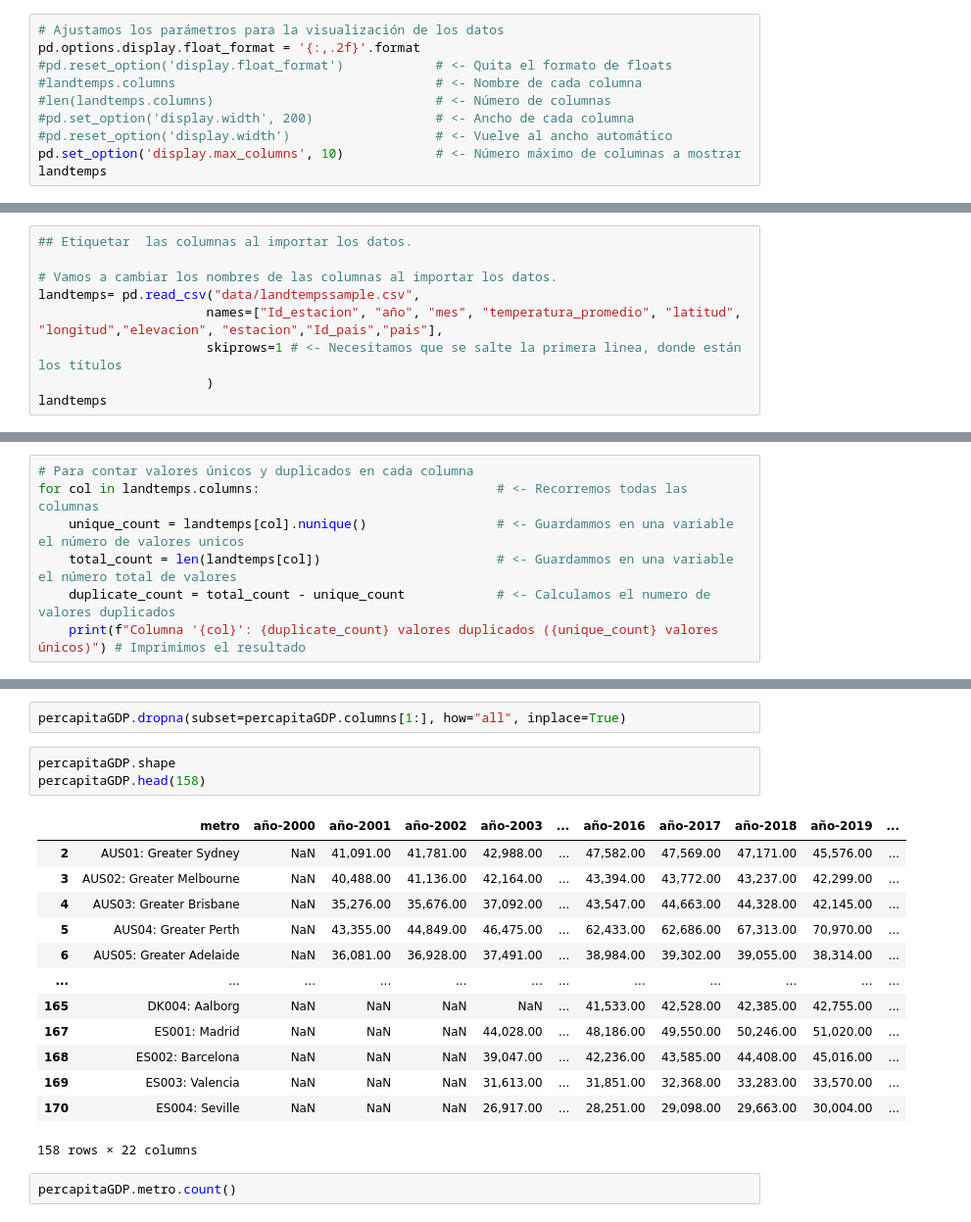
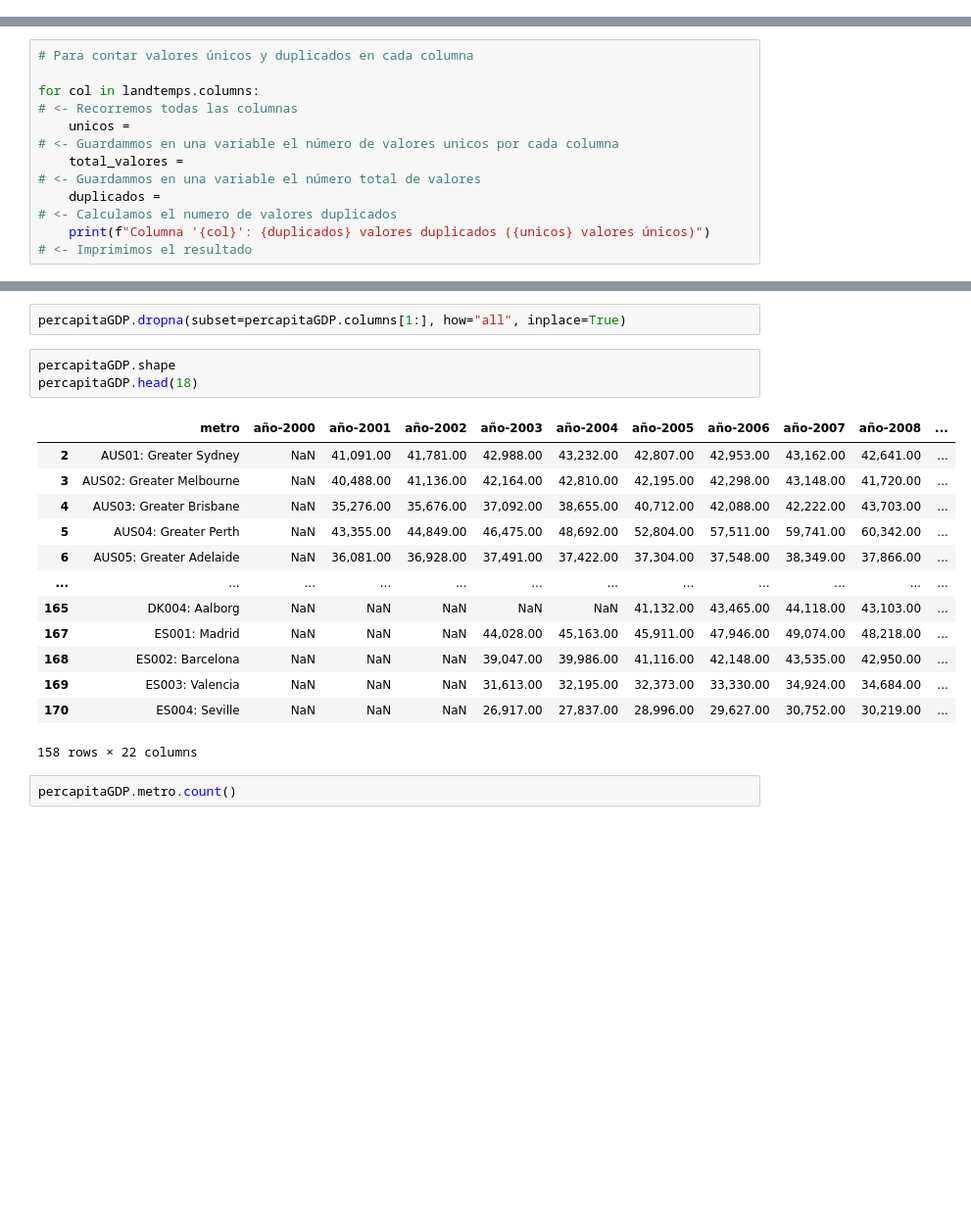
Before and after one commit to para18952/cursoPython2025, a Jupyter notebook: Modulo1_b/13_Importando_y_guardando_datos.ipynb, the cells around one changed output, grey strips where cells are left out. Shown at 98% size. Cells and saved outputs as stored; diff of their text form; blank space fills up the shorter version.

```diff
--- a/Modulo1_b/13_Importando_y_guardando_datos.ipynb
+++ b/Modulo1_b/13_Importando_y_guardando_datos.ipynb
@@ -63,10 +25,0 @@ landtemps
-# %%
-# Ajustamos los parámetros para la visualización de los datos
-pd.options.display.float_format = '{:,.2f}'.format
-#pd.reset_option('display.float_format')            # <- Quita el formato de floats
-#landtemps.columns                                  # <- Nombre de cada columna
-#len(landtemps.columns)                             # <- Número de columnas
-#pd.set_option('display.width', 200)                # <- Ancho de cada columna
-#pd.reset_option('display.width')                   # <- Vuelve al ancho automático
-pd.set_option('display.max_columns', 10)            # <- Número máximo de columnas a mostrar
-landtemps
@@ -87,9 +25,0 @@ landtemps
-# %%
-## Etiquetar  las columnas al importar los datos.
-
-# Vamos a cambiar los nombres de las columnas al importar los datos.
-landtemps= pd.read_csv("data/landtempssample.csv",
-                      names=["Id_estacion", "año", "mes", "temperatura_promedio", "latitud", "longitud","elevacion", "estacion","Id_pais","pais"],
-                      skiprows=1 # <- Necesitamos que se salte la primera linea, donde están los títulos
-                      )
-landtemps
@@ -184,0 +186,8 @@ base_landtemps_reducida= landtemps.iloc[0:5,:].copy()
+# %%
+# Para contar valores únicos y duplicados en cada columna
+
+for col in landtemps.columns:                                                                # <- Recorremos todas las columnas
+    unicos =                                                                                 # <- Guardammos en una variable el número de valores unicos por cada columna
+    total_valores =                                                                          # <- Guardammos en una variable el número total de valores
+    duplicados =                                                                             # <- Calculamos el numero de valores duplicados
+    print(f"Columna '{col}': {duplicados} valores duplicados ({unicos} valores únicos)")     # <- Imprimimos el resultado
@@ -274,7 +228,0 @@ filas_con_nan
-# %%
-# Para contar valores únicos y duplicados en cada columna
-for col in landtemps.columns:                               # <- Recorremos todas las columnas
-    unique_count = landtemps[col].nunique()                 # <- Guardammos en una variable el número de valores unicos
-    total_count = len(landtemps[col])                       # <- Guardammos en una variable el número total de valores
-    duplicate_count = total_count - unique_count            # <- Calculamos el numero de valores duplicados
-    print(f"Columna '{col}': {duplicate_count} valores duplicados ({unique_count} valores únicos)") # Imprimimos el resultado
@@ -593,20 +417,20 @@ dtype: object
 percapitaGDP.dropna(subset=percapitaGDP.columns[1:], how="all", inplace=True)
 # %%
 percapitaGDP.shape
-percapitaGDP.head(158)
+percapitaGDP.head(18)
 # %% [output]
-|  | metro | año-2000 | año-2001 | año-2002 | año-2003 | ... | año-2016 | año-2017 | año-2018 | año-2019 | ... |
-| 2 | AUS01: Greater Sydney | NaN | 41,091.00 | 41,781.00 | 42,988.00 | ... | 47,582.00 | 47,569.00 | 47,171.00 | 45,576.00 | ... |
-| 3 | AUS02: Greater Melbourne | NaN | 40,488.00 | 41,136.00 | 42,164.00 | ... | 43,394.00 | 43,772.00 | 43,237.00 | 42,299.00 | ... |
-| 4 | AUS03: Greater Brisbane | NaN | 35,276.00 | 35,676.00 | 37,092.00 | ... | 43,547.00 | 44,663.00 | 44,328.00 | 42,145.00 | ... |
-| 5 | AUS04: Greater Perth | NaN | 43,355.00 | 44,849.00 | 46,475.00 | ... | 62,433.00 | 62,686.00 | 67,313.00 | 70,970.00 | ... |
-| 6 | AUS05: Greater Adelaide | NaN | 36,081.00 | 36,928.00 | 37,491.00 | ... | 38,984.00 | 39,302.00 | 39,055.00 | 38,314.00 | ... |
+|  | metro | año-2000 | año-2001 | año-2002 | año-2003 | año-2004 | año-2005 | año-2006 | año-2007 | año-2008 | ... |
+| 2 | AUS01: Greater Sydney | NaN | 41,091.00 | 41,781.00 | 42,988.00 | 43,232.00 | 42,807.00 | 42,953.00 | 43,162.00 | 42,641.00 | ... |
+| 3 | AUS02: Greater Melbourne | NaN | 40,488.00 | 41,136.00 | 42,164.00 | 42,810.00 | 42,195.00 | 42,298.00 | 43,148.00 | 41,720.00 | ... |
+| 4 | AUS03: Greater Brisbane | NaN | 35,276.00 | 35,676.00 | 37,092.00 | 38,655.00 | 40,712.00 | 42,088.00 | 42,222.00 | 43,703.00 | ... |
+| 5 | AUS04: Greater Perth | NaN | 43,355.00 | 44,849.00 | 46,475.00 | 48,692.00 | 52,804.00 | 57,511.00 | 59,741.00 | 60,342.00 | ... |
+| 6 | AUS05: Greater Adelaide | NaN | 36,081.00 | 36,928.00 | 37,491.00 | 37,422.00 | 37,304.00 | 37,548.00 | 38,349.00 | 37,866.00 | ... |
 | ... | ... | ... | ... | ... | ... | ... | ... | ... | ... | ... | ... |
-| 165 | DK004: Aalborg | NaN | NaN | NaN | NaN | ... | 41,533.00 | 42,528.00 | 42,385.00 | 42,755.00 | ... |
-| 167 | ES001: Madrid | NaN | NaN | NaN | 44,028.00 | ... | 48,186.00 | 49,550.00 | 50,246.00 | 51,020.00 | ... |
-| 168 | ES002: Barcelona | NaN | NaN | NaN | 39,047.00 | ... | 42,236.00 | 43,585.00 | 44,408.00 | 45,016.00 | ... |
-| 169 | ES003: Valencia | NaN | NaN | NaN | 31,613.00 | ... | 31,851.00 | 32,368.00 | 33,283.00 | 33,570.00 | ... |
-| 170 | ES004: Seville | NaN | NaN | NaN | 26,917.00 | ... | 28,251.00 | 29,098.00 | 29,663.00 | 30,004.00 | ... |
+| 165 | DK004: Aalborg | NaN | NaN | NaN | NaN | NaN | 41,132.00 | 43,465.00 | 44,118.00 | 43,103.00 | ... |
+| 167 | ES001: Madrid | NaN | NaN | NaN | 44,028.00 | 45,163.00 | 45,911.00 | 47,946.00 | 49,074.00 | 48,218.00 | ... |
+| 168 | ES002: Barcelona | NaN | NaN | NaN | 39,047.00 | 39,986.00 | 41,116.00 | 42,148.00 | 43,535.00 | 42,950.00 | ... |
+| 169 | ES003: Valencia | NaN | NaN | NaN | 31,613.00 | 32,195.00 | 32,373.00 | 33,330.00 | 34,924.00 | 34,684.00 | ... |
+| 170 | ES004: Seville | NaN | NaN | NaN | 26,917.00 | 27,837.00 | 28,996.00 | 29,627.00 | 30,752.00 | 30,219.00 | ... |
 158 rows × 22 columns
 # %%
 percapitaGDP.metro.count()
```
Also changed, not shown: parts of 109 cells of this notebook, 1 other file.
